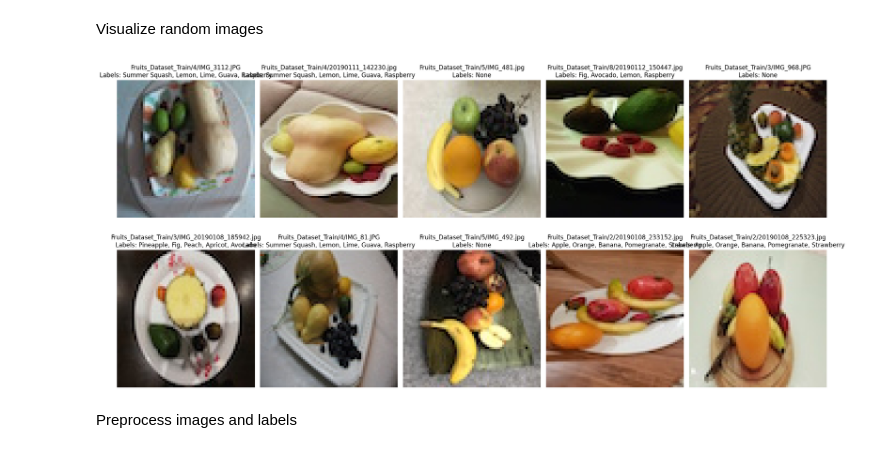
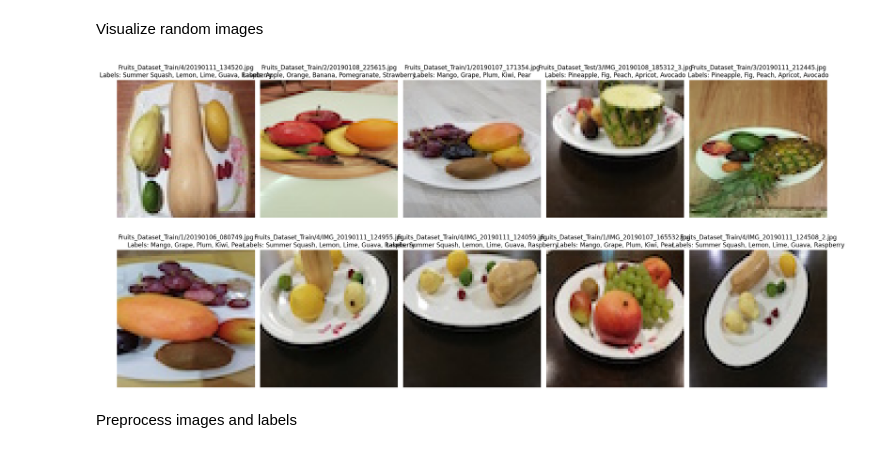
Before and after one commit to Cado87/Fruit-classification, a Jupyter notebook: Fruit_classifier_dataset_DeepFruit.ipynb, the cells around one changed output. Cells and saved outputs as stored; diff of their text form; code cells hidden in the pictures.

```diff
--- a/Fruit_classifier_dataset_DeepFruit.ipynb
+++ b/Fruit_classifier_dataset_DeepFruit.ipynb
@@ -165,14 +165,19 @@ import os
 import pandas as pd
 
 all_image_files = []
+# Create a set of filenames from all_labels_df for efficient lookup
+labeled_filenames = set(all_labels_df['FileName'])
+
 for folder_path in folders_to_check:
     if os.path.isdir(folder_path):
         for subfolder_name in os.listdir(folder_path):
             subfolder_path = os.path.join(folder_path, subfolder_name)
             if os.path.isdir(subfolder_path):
                 for file_name in os.listdir(subfolder_path):
-                    if any(file_name.lower().endswith(ext) for ext in image_extensions):
+                    # Check if the file has a valid image extension and is in the labeled_filenames set
+                    if any(file_name.lower().endswith(ext) for ext in image_extensions) and file_name in labeled_filenames:
                         all_image_files.append(os.path.join(subfolder_path, file_name))
+
 
 # Shuffle the list of all image files
 random.shuffle(all_image_files)
@@ -188,34 +193,34 @@ for i, image_path in enumerate(images_to_display):
     ax = plt.subplot(2, 5, i + 1) # Arrange images in a 2x5 grid
     ax.imshow(img)
 
     # Get the filename from the image path
     file_name = os.path.basename(image_path)
 
     # Find the row in the labels DataFrame that matches the filename
     label_row = all_labels_df[all_labels_df['FileName'] == file_name]
 
     # Get the labels for this image
     labels = []
     if not label_row.empty:
         # Get the list of fruit columns (excluding 'FileName')
         fruit_columns = all_labels_df.columns.tolist()
         fruit_columns.remove('FileName')
         for fruit_col in fruit_columns:
             if label_row[fruit_col].iloc[0] == 1:
                 labels.append(fruit_col)
 
     # Create the title with grandparent, parent, filename, and labels
     grandparent_folder = os.path.basename(os.path.dirname(os.path.dirname(image_path)))
     parent_folder = os.path.basename(os.path.dirname(image_path))
     title = f"{grandparent_folder}/{parent_folder}/{file_name}\nLabels: {', '.join(labels) if labels else 'None'}"
 
     ax.set_title(title)
     ax.axis('off')
 
 plt.tight_layout()
 plt.show()
 # %% [output]
-[figure, old version]
+[figure, new version]
 # %% [markdown]
 Preprocess images and labels
 # %%
```
Also changed, not shown: parts of 5 cells of this notebook.
